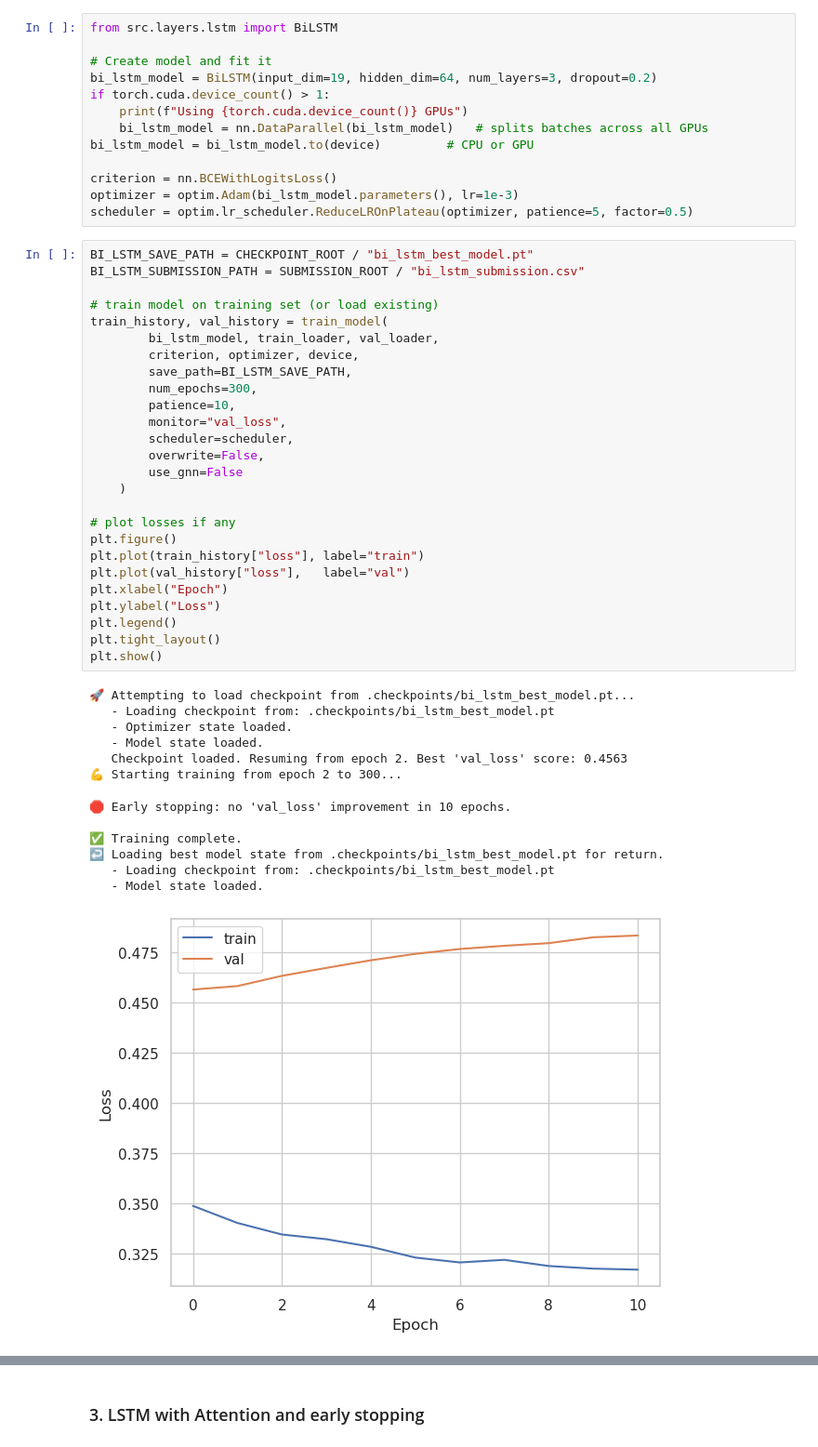
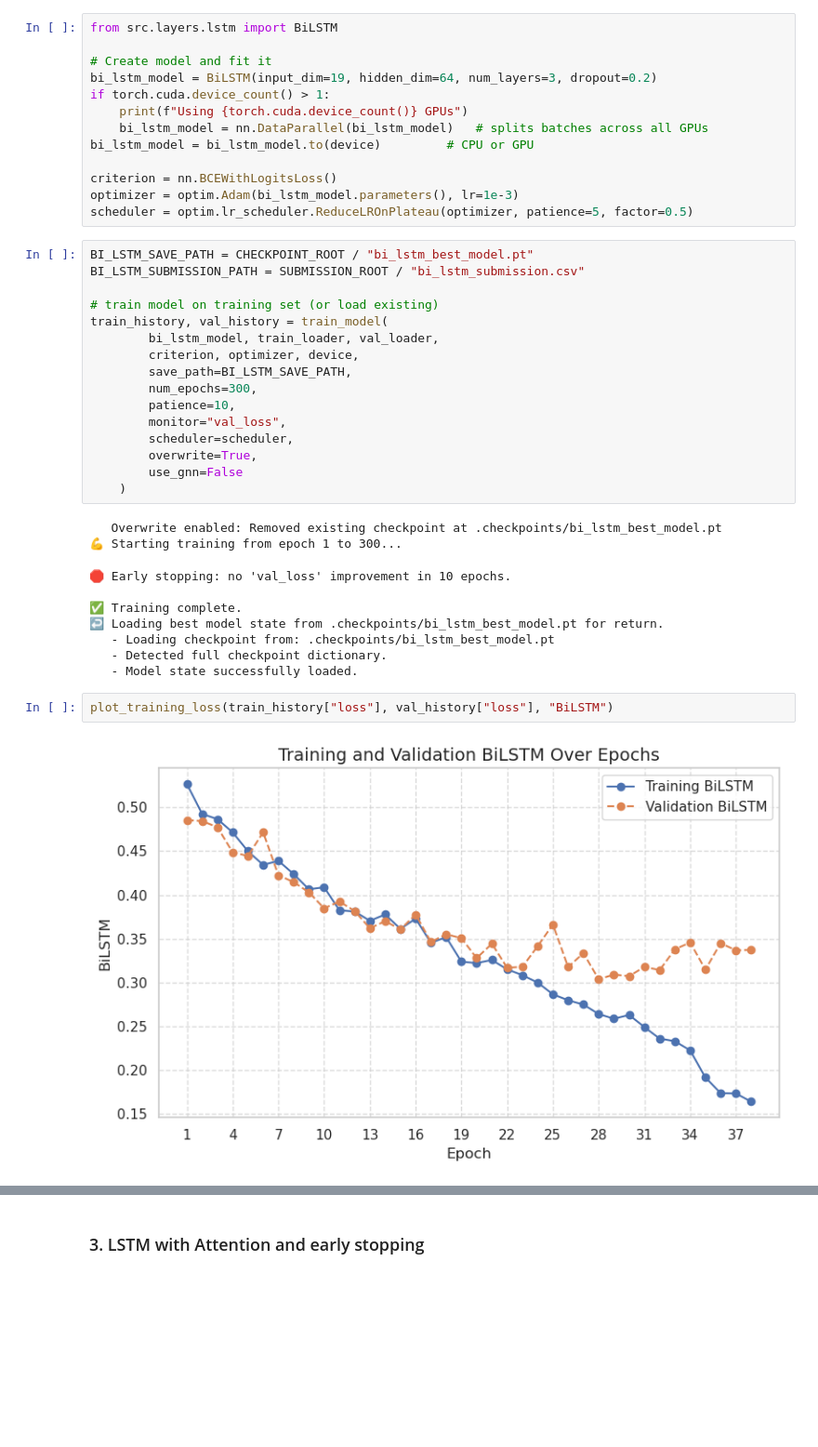
Before and after one commit to NeuroNML/NeuroGraphNet, a Jupyter notebook: neuro-eeg.ipynb, the cells around one changed output, grey strips where cells are left out. Shown: that part at 93% size. Cells and saved outputs as stored; diff of their text form; blank space fills up the shorter version.

```diff
--- a/neuro-eeg.ipynb
+++ b/neuro-eeg.ipynb
@@ -1446,33 +342,23 @@ train_history, val_history = train_model(
         patience=10,
         monitor="val_loss",
         scheduler=scheduler,
-        overwrite=False,
+        overwrite=True,
         use_gnn=False
     )
-
-# plot losses if any
-plt.figure()
-plt.plot(train_history["loss"], label="train")
-plt.plot(val_history["loss"],   label="val")
-plt.xlabel("Epoch")
-plt.ylabel("Loss")
-plt.legend()
-plt.tight_layout()
-plt.show()
 # %% [output]
-🚀 Attempting to load checkpoint from .checkpoints/bi_lstm_best_model.pt...
-   - Loading checkpoint from: .checkpoints/bi_lstm_best_model.pt
-   - Optimizer state loaded.
-   - Model state loaded.
-   Checkpoint loaded. Resuming from epoch 2. Best 'val_loss' score: 0.4563
-💪 Starting training from epoch 2 to 300...
+   Overwrite enabled: Removed existing checkpoint at .checkpoints/bi_lstm_best_model.pt
+💪 Starting training from epoch 1 to 300...
 🛑 Early stopping: no 'val_loss' improvement in 10 epochs.
 
 ✅ Training complete.
 ↩️ Loading best model state from .checkpoints/bi_lstm_best_model.pt for return.
    - Loading checkpoint from: .checkpoints/bi_lstm_best_model.pt
-   - Model state loaded.
+   - Detected full checkpoint dictionary.
+   - Model state successfully loaded.
-[figure, removed]
+# %%
+plot_training_loss(train_history["loss"], val_history["loss"], "BiLSTM")
+# %% [output]
+[figure, added]
 # %%
 # evaluate model on test set and generate submission file
 evaluate_model(
```
Also changed, not shown: parts of 87 cells of this notebook, 1 other file.
